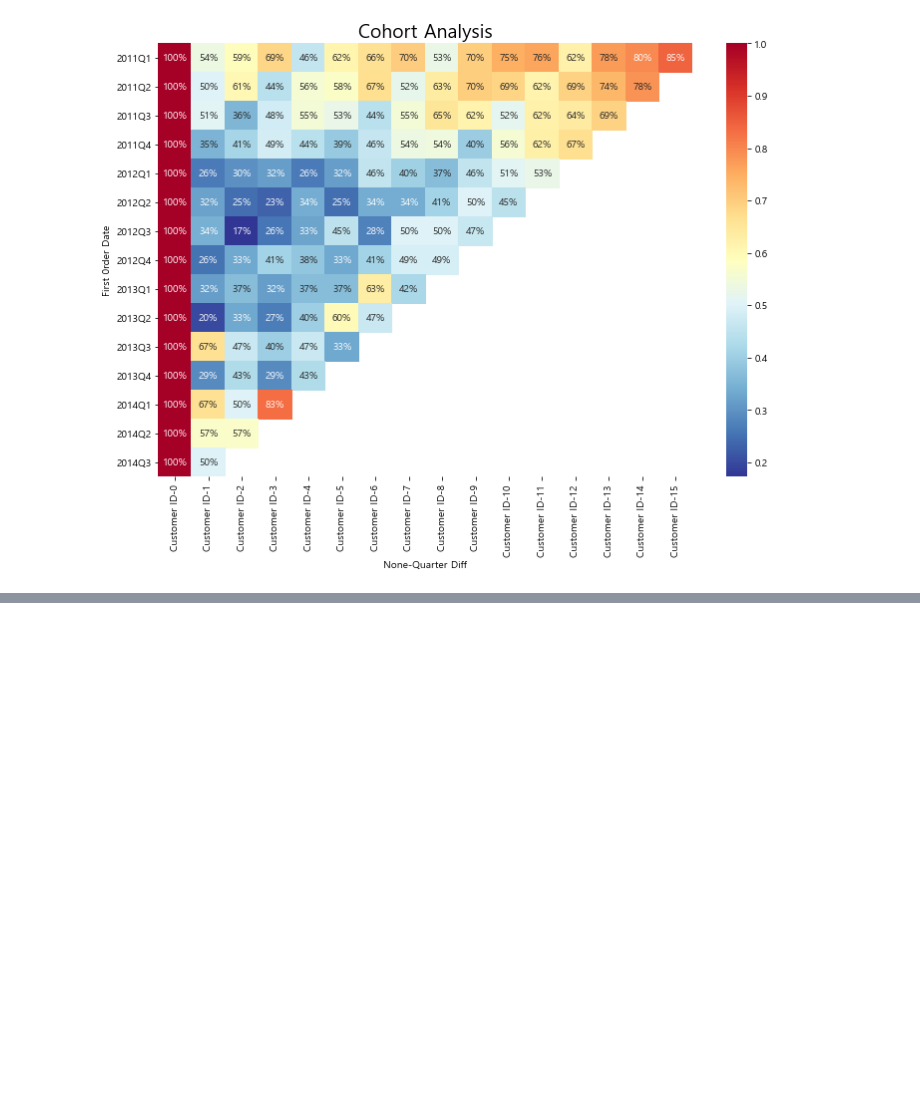
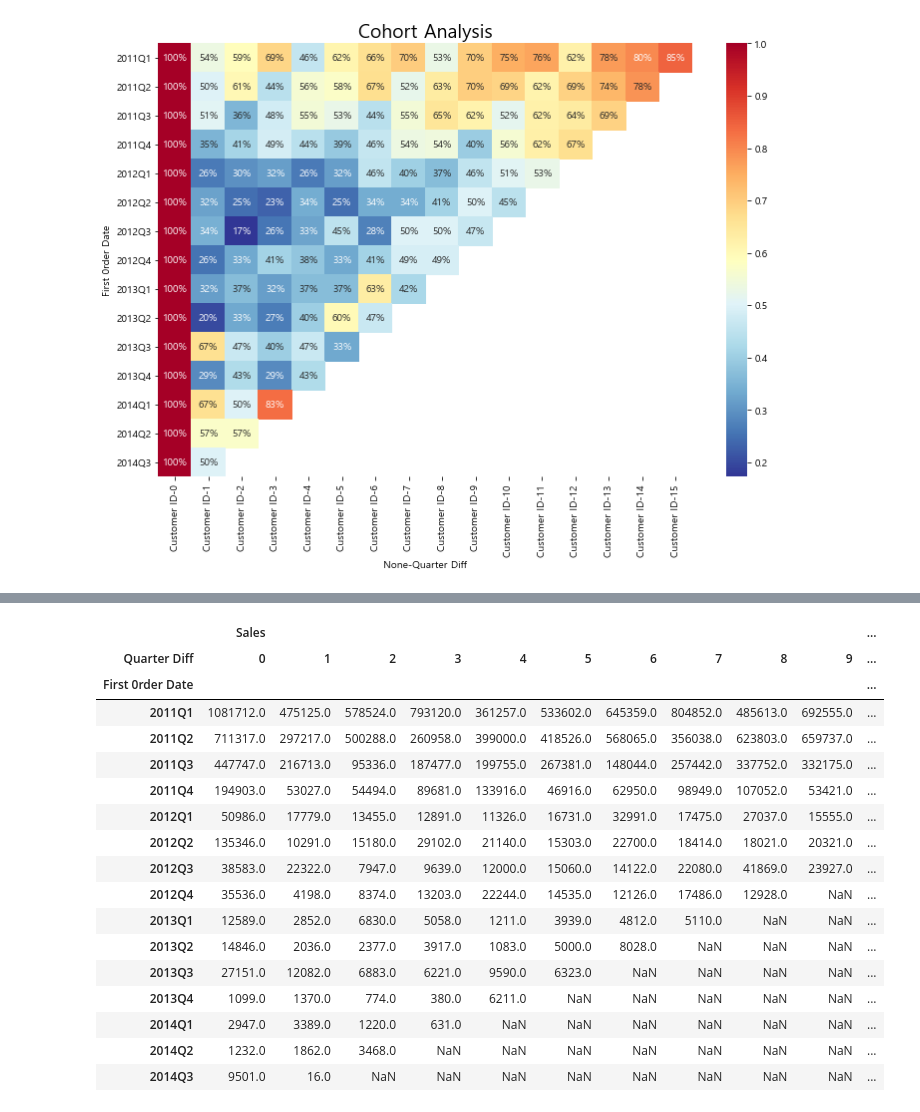
Before and after one commit to jintae2002/Ecommerce_pjt, a Jupyter notebook: Global_Superstore_Data_Final.ipynb, the cells around one changed output, grey strips where cells are left out. Cells and saved outputs as stored; diff of their text form; code cells hidden in the pictures; blank space fills up the shorter version.

```diff
--- a/Global_Superstore_Data_Final.ipynb
+++ b/Global_Superstore_Data_Final.ipynb
@@ -608,0 +935,23 @@ plt.show()
+# %%
+cohort_ltv2 = round(cohort_ltv2)
+# %%
+cohort_ltv2
+# %% [output]
+|  | Sales |  |  |  |  |  |  |  |  |  | ... |
+| Quarter Diff | 0 | 1 | 2 | 3 | 4 | 5 | 6 | 7 | 8 | 9 | ... |
+| First 0rder Date |  |  |  |  |  |  |  |  |  |  | ... |
+| 2011Q1 | 1081712.0 | 475125.0 | 578524.0 | 793120.0 | 361257.0 | 533602.0 | 645359.0 | 804852.0 | 485613.0 | 692555.0 | ... |
+| 2011Q2 | 711317.0 | 297217.0 | 500288.0 | 260958.0 | 399000.0 | 418526.0 | 568065.0 | 356038.0 | 623803.0 | 659737.0 | ... |
+| 2011Q3 | 447747.0 | 216713.0 | 95336.0 | 187477.0 | 199755.0 | 267381.0 | 148044.0 | 257442.0 | 337752.0 | 332175.0 | ... |
+| 2011Q4 | 194903.0 | 53027.0 | 54494.0 | 89681.0 | 133916.0 | 46916.0 | 62950.0 | 98949.0 | 107052.0 | 53421.0 | ... |
+| 2012Q1 | 50986.0 | 17779.0 | 13455.0 | 12891.0 | 11326.0 | 16731.0 | 32991.0 | 17475.0 | 27037.0 | 15555.0 | ... |
+| 2012Q2 | 135346.0 | 10291.0 | 15180.0 | 29102.0 | 21140.0 | 15303.0 | 22700.0 | 18414.0 | 18021.0 | 20321.0 | ... |
+| 2012Q3 | 38583.0 | 22322.0 | 7947.0 | 9639.0 | 12000.0 | 15060.0 | 14122.0 | 22080.0 | 41869.0 | 23927.0 | ... |
+| 2012Q4 | 35536.0 | 4198.0 | 8374.0 | 13203.0 | 22244.0 | 14535.0 | 12126.0 | 17486.0 | 12928.0 | NaN | ... |
+| 2013Q1 | 12589.0 | 2852.0 | 6830.0 | 5058.0 | 1211.0 | 3939.0 | 4812.0 | 5110.0 | NaN | NaN | ... |
+| 2013Q2 | 14846.0 | 2036.0 | 2377.0 | 3917.0 | 1083.0 | 5000.0 | 8028.0 | NaN | NaN | NaN | ... |
+| 2013Q3 | 27151.0 | 12082.0 | 6883.0 | 6221.0 | 9590.0 | 6323.0 | NaN | NaN | NaN | NaN | ... |
+| 2013Q4 | 1099.0 | 1370.0 | 774.0 | 380.0 | 6211.0 | NaN | NaN | NaN | NaN | NaN | ... |
+| 2014Q1 | 2947.0 | 3389.0 | 1220.0 | 631.0 | NaN | NaN | NaN | NaN | NaN | NaN | ... |
+| 2014Q2 | 1232.0 | 1862.0 | 3468.0 | NaN | NaN | NaN | NaN | NaN | NaN | NaN | ... |
+| 2014Q3 | 9501.0 | 16.0 | NaN | NaN | NaN | NaN | NaN | NaN | NaN | NaN | ... |
```
Also changed, not shown: parts of 35 cells of this notebook, 1 other file.
